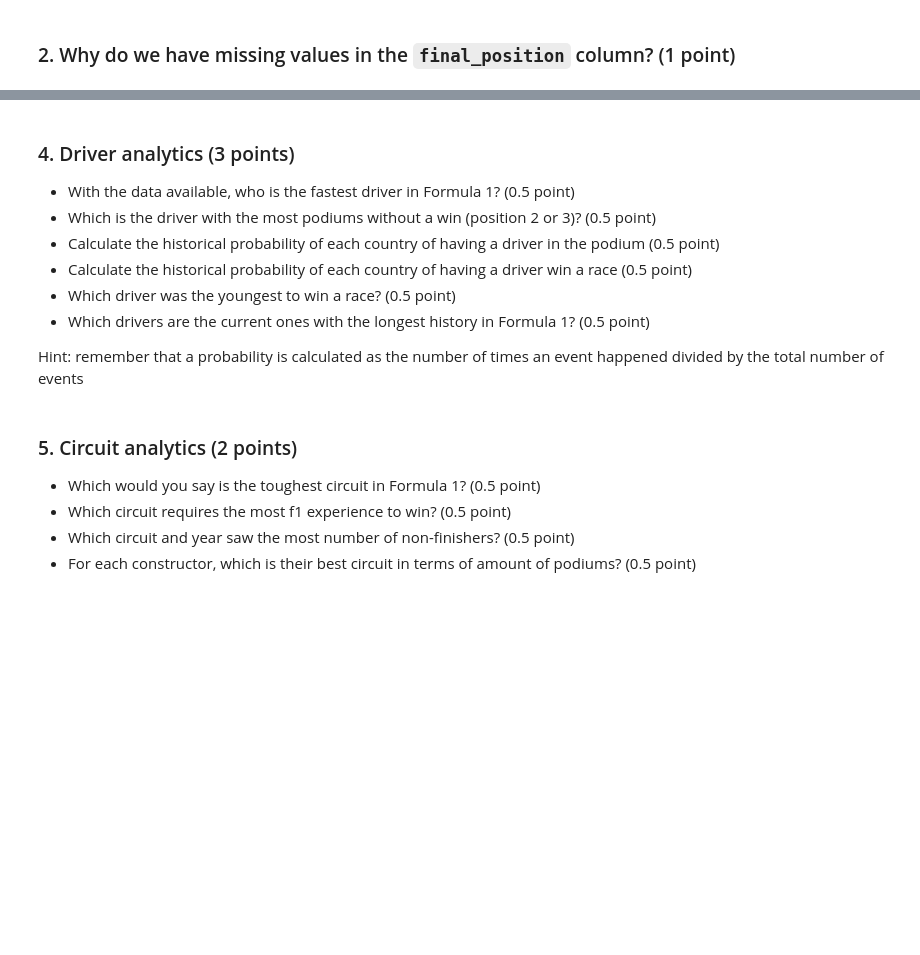
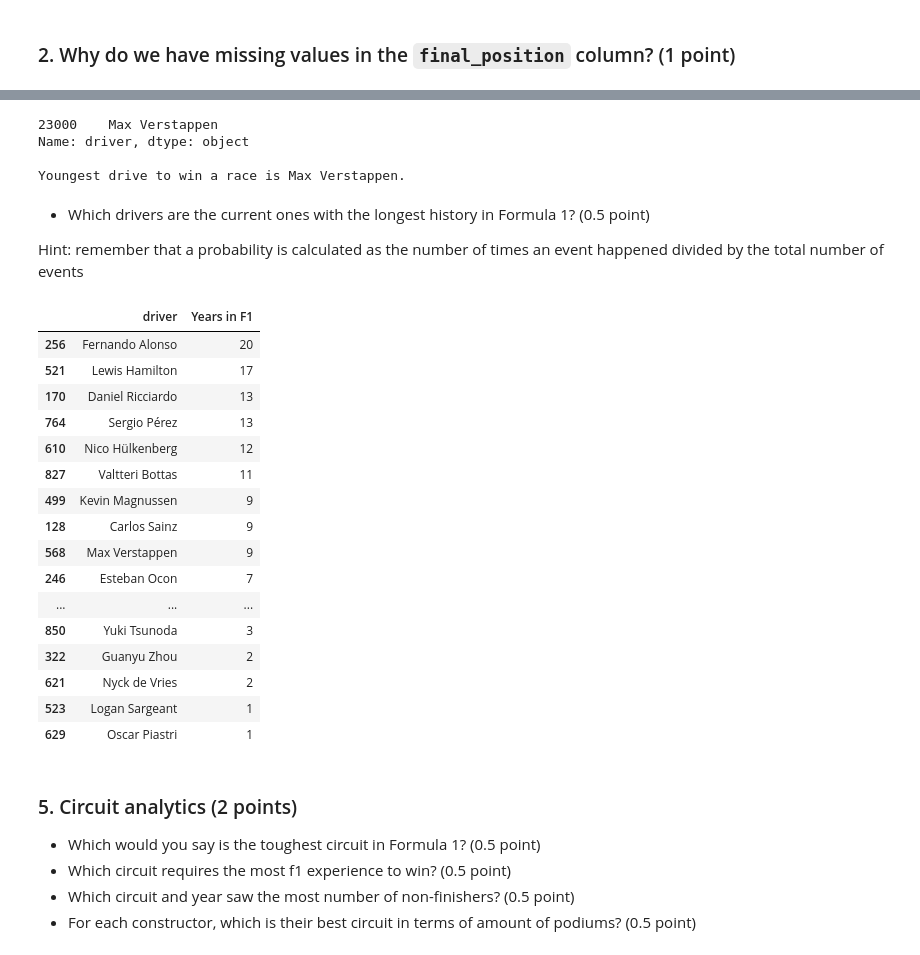
Before and after one commit to pablogalleg/python_assignment, a Jupyter notebook: group_assignment.ipynb, the cells around one changed output, grey strips where cells are left out. Cells and saved outputs as stored; diff of their text form; code cells hidden in the pictures; blank space fills up the shorter version.

```diff
--- a/group_assignment.ipynb
+++ b/group_assignment.ipynb
@@ -97,14 +516,49 @@ df[:10]
+# %%
+#as we already added the 'age' column, we will filter the dataset by final_position being 1 and will sort it by 'age' ascending order:
+
+winners_sorted_by_age = df[df['final_position']==1].sort_values(by='age')
+
+print(winners_sorted_by_age[:1]['driver'])
+
+print('\nYoungest drive to win a race is Max Verstappen.')
+# %% [output]
+23000    Max Verstappen
+Name: driver, dtype: object
+
+Youngest drive to win a race is Max Verstappen.
 # %% [markdown]
-### 4. Driver analytics (3 points)
-
-* With the data available, who is the fastest driver in Formula 1? (0.5 point)
-* Which is the driver with the most podiums without a win (position 2 or 3)? (0.5 point)
-* Calculate the historical probability of each country of having a driver in the podium (0.5 point)
-* Calculate the historical probability of each country of having a driver win a race (0.5 point)
-* Which driver was the youngest to win a race? (0.5 point)
 * Which drivers are the current ones with the longest history in Formula 1? (0.5 point)
 
 Hint: remember that a probability is calculated as the number of times an event happened divided by the total number of events
+# %%
+#we will group by driver name and using 'nunique' to count the number of distinct years of appearance.
+driver_years = df.groupby('driver')['year'].nunique().reset_index(name='Years in F1').sort_values(by='Years in F1', ascending=False)
+
+#now we define current drivers (year 2023):
+current_drivers = df.loc[df['year']==2023, 'driver'].unique()
+
+#now we restrict driver_years to current drivers only:
+current_driver_years = driver_years[driver_years['driver'].isin(current_drivers)].sort_values(by='Years in F1',ascending=False)
+
+current_driver_years
+# %% [output]
+|  | driver | Years in F1 |
+| 256 | Fernando Alonso | 20 |
+| 521 | Lewis Hamilton | 17 |
+| 170 | Daniel Ricciardo | 13 |
+| 764 | Sergio Pérez | 13 |
+| 610 | Nico Hülkenberg | 12 |
+| 827 | Valtteri Bottas | 11 |
+| 499 | Kevin Magnussen | 9 |
+| 128 | Carlos Sainz | 9 |
+| 568 | Max Verstappen | 9 |
+| 246 | Esteban Ocon | 7 |
+| ... | ... | ... |
+| 850 | Yuki Tsunoda | 3 |
+| 322 | Guanyu Zhou | 2 |
+| 621 | Nyck de Vries | 2 |
+| 523 | Logan Sargeant | 1 |
+| 629 | Oscar Piastri | 1 |
 # %% [markdown]
 ### 5. Circuit analytics (2 points)
 
```
Also changed, not shown: parts of 37 cells of this notebook.
